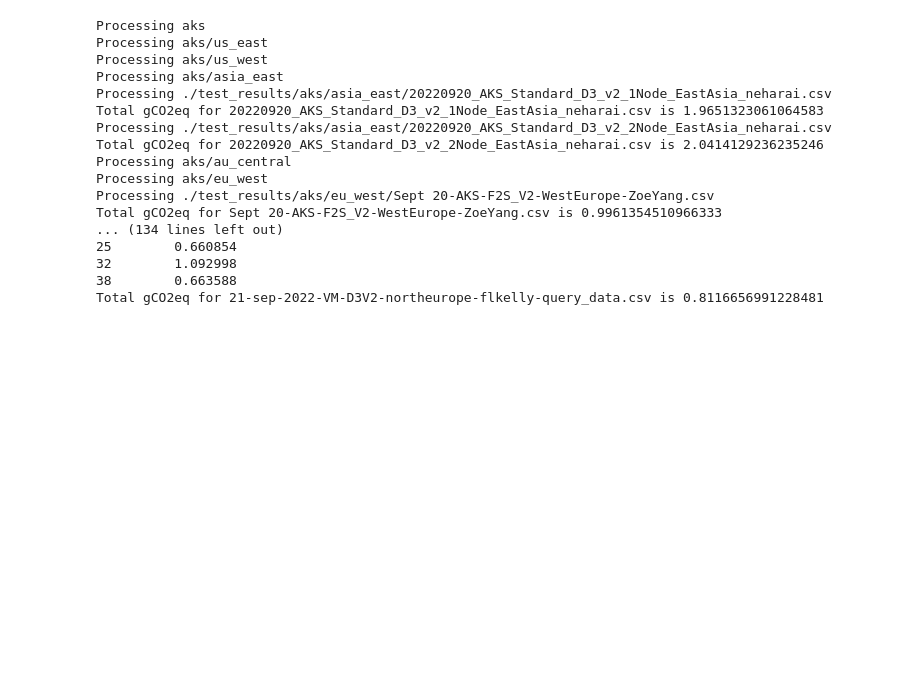
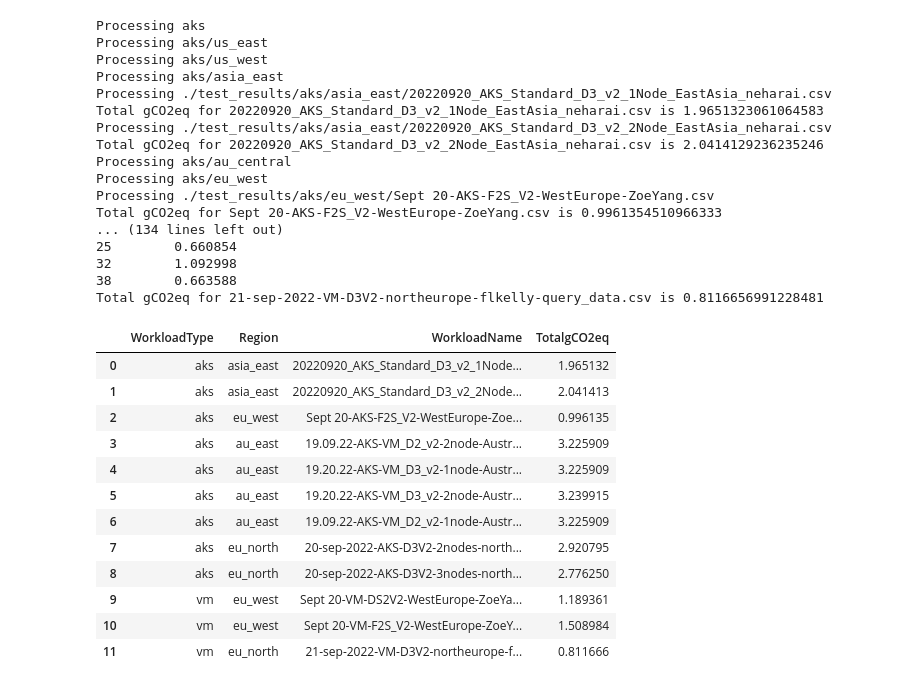
Before and after one commit to justinbarias/azcarbonfootprintestimator, a Jupyter notebook: 04-azurevmco2eqestimator.ipynb, the cells around one changed output. Saved outputs shown, nothing was run; the diff lists cells and outputs as text; code cells hidden in the pictures; blank space fills up the shorter version.

```diff
--- a/04-azurevmco2eqestimator.ipynb
+++ b/04-azurevmco2eqestimator.ipynb
@@ -208,5 +208,21 @@ Total gCO2eq for Sept 20-AKS-F2S_V2-WestEurope-ZoeYang.csv is 0.9961354510966333
 Total gCO2eq for 21-sep-2022-VM-D3V2-northeurope-flkelly-query_data.csv is 0.8116656991228481
 # %%
 output_df = pd.DataFrame(output, columns=['WorkloadType','Region','WorkloadName','TotalgCO2eq'])
+# %%
+output_df
+# %% [output]
+|  | WorkloadType | Region | WorkloadName | TotalgCO2eq |
+| 0 | aks | asia_east | 20220920_AKS_Standard_D3_v2_1Node... | 1.965132 |
+| 1 | aks | asia_east | 20220920_AKS_Standard_D3_v2_2Node... | 2.041413 |
+| 2 | aks | eu_west | Sept 20-AKS-F2S_V2-WestEurope-Zoe... | 0.996135 |
+| 3 | aks | au_east | 19.09.22-AKS-VM_D2_v2-2node-Austr... | 3.225909 |
+| 4 | aks | au_east | 19.20.22-AKS-VM_D3_v2-1node-Austr... | 3.225909 |
+| 5 | aks | au_east | 19.20.22-AKS-VM_D3_v2-2node-Austr... | 3.239915 |
+| 6 | aks | au_east | 19.09.22-AKS-VM_D2_v2-1node-Austr... | 3.225909 |
+| 7 | aks | eu_north | 20-sep-2022-AKS-D3V2-2nodes-north... | 2.920795 |
+| 8 | aks | eu_north | 20-sep-2022-AKS-D3V2-3nodes-north... | 2.776250 |
+| 9 | vm | eu_west | Sept 20-VM-DS2V2-WestEurope-ZoeYa... | 1.189361 |
+| 10 | vm | eu_west | Sept 20-VM-F2S_V2-WestEurope-ZoeY... | 1.508984 |
+| 11 | vm | eu_north | 21-sep-2022-VM-D3V2-northeurope-f... | 0.811666 |
 # %%
 output_df.to_csv('./eval_output/results.csv')
```
Also changed, not shown: 1 other file.
